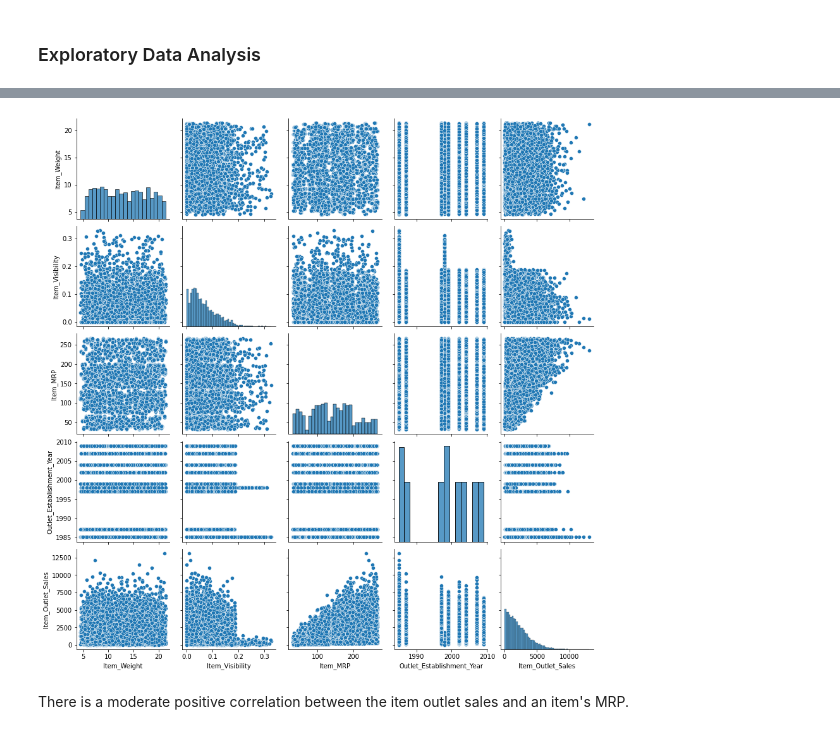
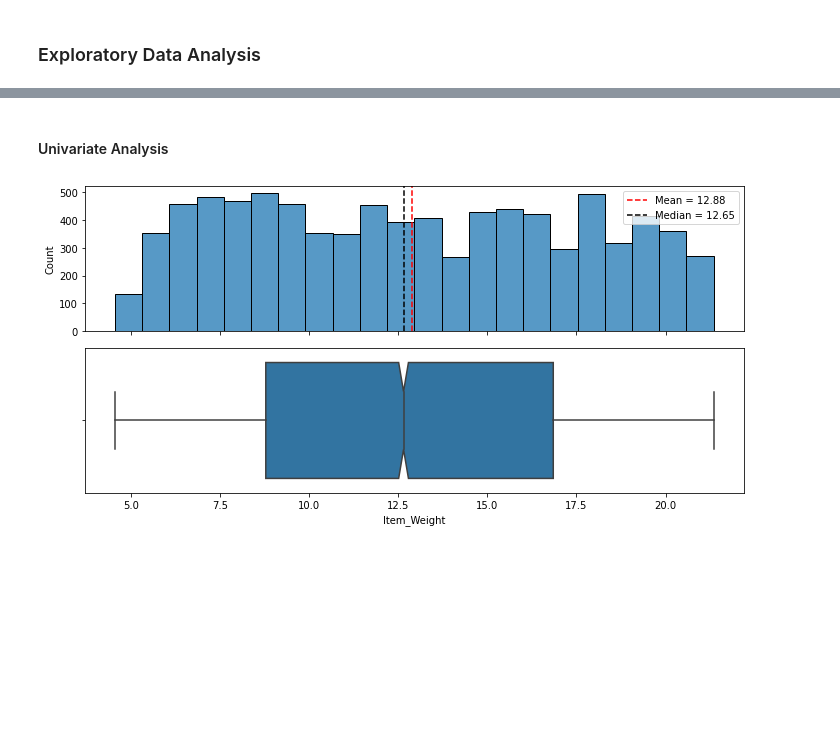
Before and after one commit to osluder/food-sales-predictions, a Jupyter notebook: food-sales-predictions.ipynb, the cells around one changed output, grey strips where cells are left out. Cells and saved outputs as stored; diff of their text form; code cells hidden in the pictures; blank space fills up the shorter version.

```diff
--- a/food-sales-predictions.ipynb
+++ b/food-sales-predictions.ipynb
@@ -331,3 +367,0 @@ Standardize the values in item fat content:
-# %%
-df['Item_Fat_Content'] = df['Item_Fat_Content'].replace({'LF': 'Low Fat', 'low fat': 'Low Fat', 'reg': 'Regular'})
-df['Item_Fat_Content'].value_counts() # verify the data is correct
@@ -430,0 +433,6 @@ df.describe()
+# %%
+df['Item_Fat_Content'] = df['Item_Fat_Content'].replace({'LF': 'Low Fat',
+                                                         'low fat': 'Low Fat',
+                                                         'reg': 'Regular'})
+# Verify the data is correct
+df['Item_Fat_Content'].value_counts()
@@ -494,7 +589,7 @@ plt.show()
-# %%
-sns.pairplot(df)
-plt.show()
-# %% [output]
-[figure, removed]
-# %% [markdown]
-There is a moderate positive correlation between the item outlet sales and an item's MRP.
+# %% [markdown]
+#### Univariate Analysis
+# %%
+whaleyplot(df, 'Item_Weight')
+plt.show()
+# %% [output]
+[figure, added]
```
Also changed, not shown: parts of 147 cells of this notebook, 1 other file.
